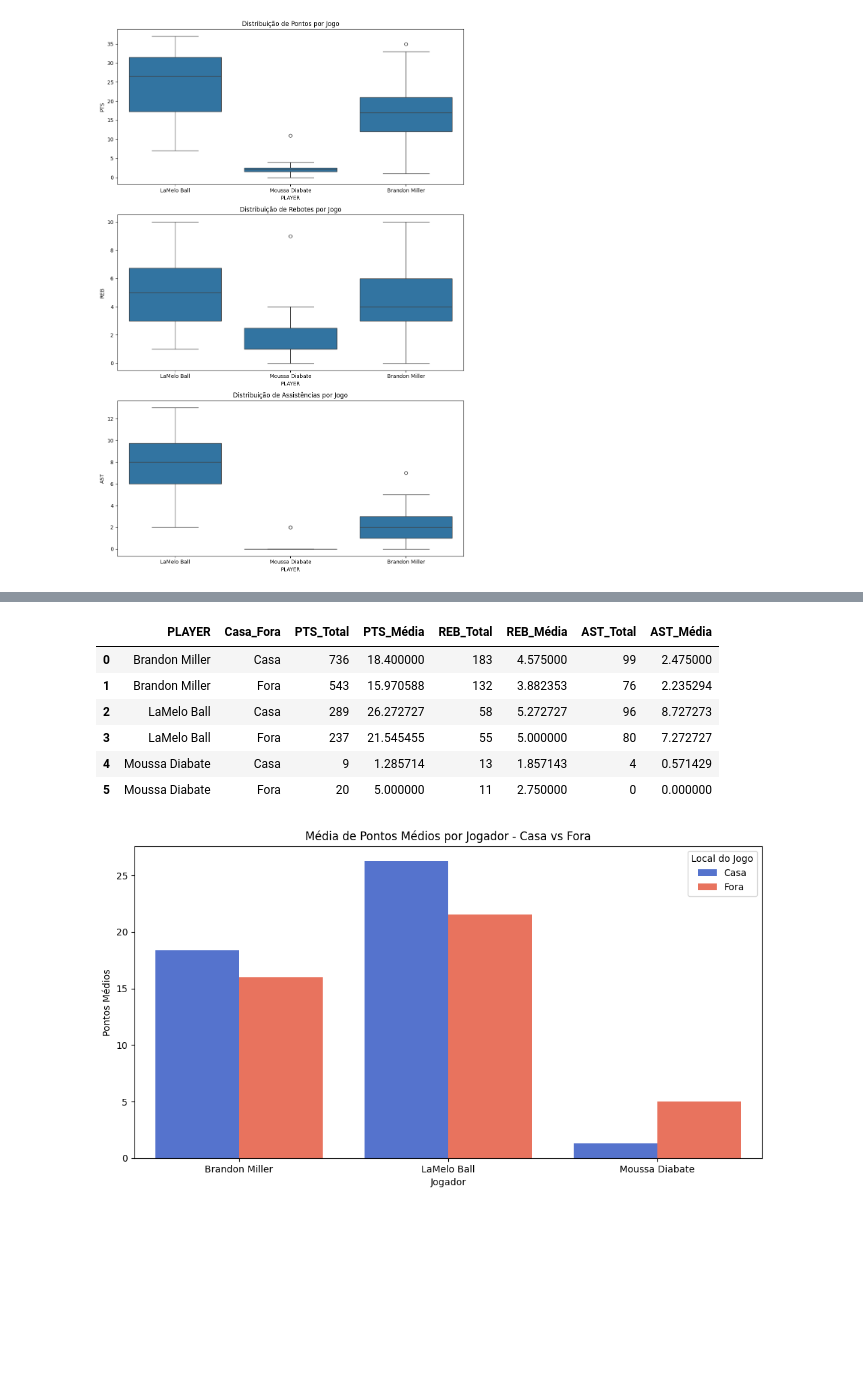
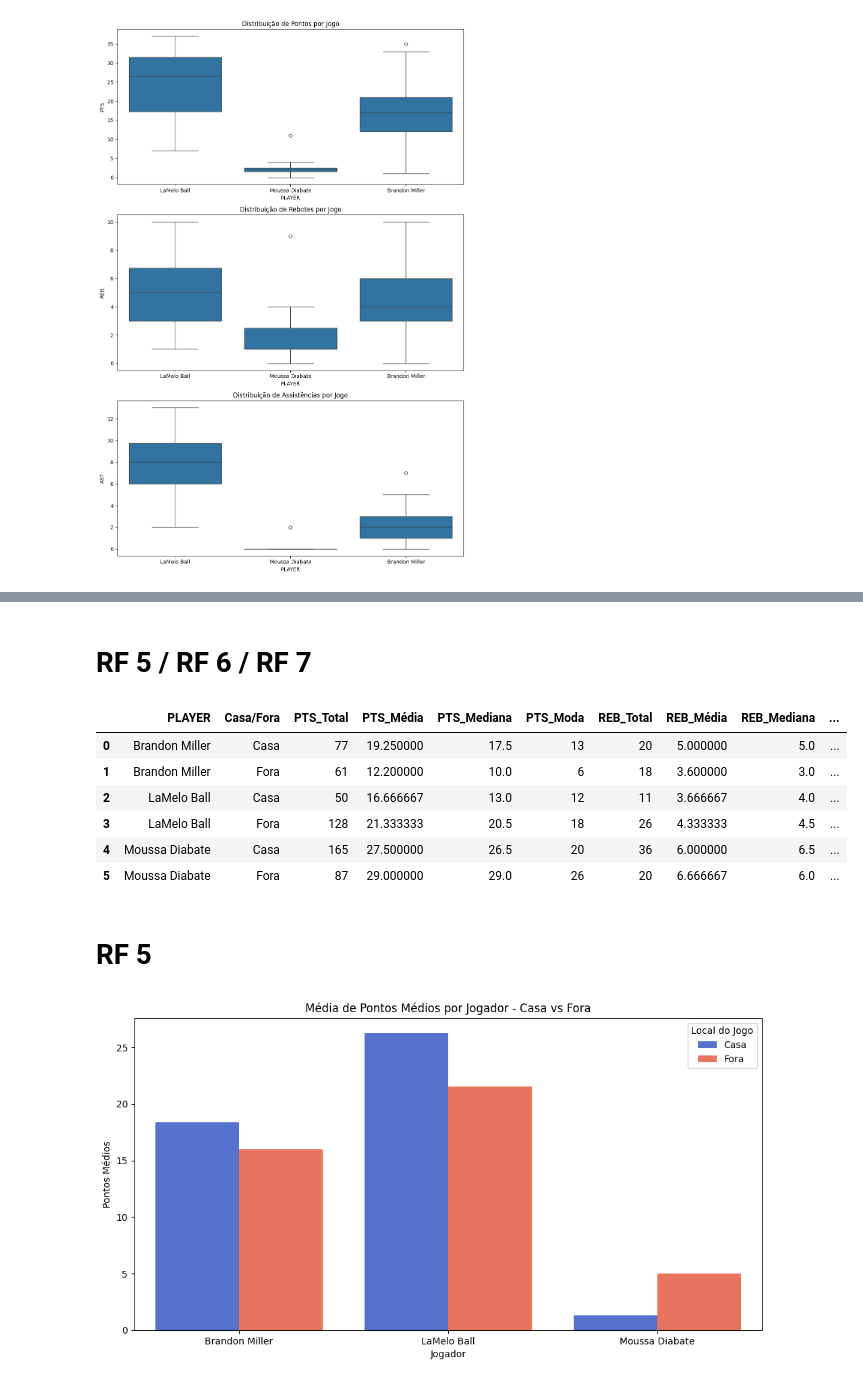
Before and after one commit to genarioazevedoufape/preditor_jogos_nba, a Jupyter notebook: EDA/eda_parte_2.ipynb, the cells around one changed output, grey strips where cells are left out. Saved outputs shown, nothing was run; the diff lists cells and outputs as text; code cells hidden in the pictures; blank space fills up the shorter version.

Commit message:
Adicionando RF 5 / RF 6 / RF 7

```diff
--- a/EDA/eda_parte_2.ipynb
+++ b/EDA/eda_parte_2.ipynb
@@ -995,22 +983,38 @@ df_casa_fora
+# %% [markdown]
+# RF 5 / RF 6 / RF 7
 # %%
+# Criando uma lista de jogadores e associando a seus respectivos dados
+player_names = ["LaMelo Ball", "Moussa Diabate", "Brandon Miller"]
+
+# Adicionando o nome do jogador a cada linha
+df["PLAYER"] = pd.Series([name for name in player_names for _ in range(len(df)//len(player_names))])
+
 # Agrupando os dados por jogador e local do jogo (casa/fora)
-df_stats_casa_fora = df.groupby(["PLAYER", "Casa_Fora"])[["PTS", "REB", "AST"]].agg(["sum", "mean"])
+df_stats_casa_fora = df.groupby(["PLAYER", "Casa/Fora"])[["PTS", "REB", "AST"]].agg(
+    ["sum", "mean", "median", lambda x: x.mode()[0]]  # Moda retornando o primeiro valor caso haja mais de uma
+)
 
 # Renomeando as colunas para melhor visualização
-df_stats_casa_fora.columns = ["PTS_Total", "PTS_Média", "REB_Total", "REB_Média", "AST_Total", "AST_Média"]
+df_stats_casa_fora.columns = [
+    "PTS_Total", "PTS_Média", "PTS_Mediana", "PTS_Moda",
+    "REB_Total", "REB_Média", "REB_Mediana", "REB_Moda",
+    "AST_Total", "AST_Média", "AST_Mediana", "AST_Moda"
+]
 
 # Resetando o índice para transformar os índices em colunas
 df_stats_casa_fora.reset_index(inplace=True)
 
 df_stats_casa_fora
 # %% [output]
-|  | PLAYER | Casa_Fora | PTS_Total | PTS_Média | REB_Total | REB_Média | AST_Total | AST_Média |
-| 0 | Brandon Miller | Casa | 736 | 18.400000 | 183 | 4.575000 | 99 | 2.475000 |
-| 1 | Brandon Miller | Fora | 543 | 15.970588 | 132 | 3.882353 | 76 | 2.235294 |
-| 2 | LaMelo Ball | Casa | 289 | 26.272727 | 58 | 5.272727 | 96 | 8.727273 |
-| 3 | LaMelo Ball | Fora | 237 | 21.545455 | 55 | 5.000000 | 80 | 7.272727 |
-| 4 | Moussa Diabate | Casa | 9 | 1.285714 | 13 | 1.857143 | 4 | 0.571429 |
-| 5 | Moussa Diabate | Fora | 20 | 5.000000 | 11 | 2.750000 | 0 | 0.000000 |
+|  | PLAYER | Casa/Fora | PTS_Total | PTS_Média | PTS_Mediana | PTS_Moda | REB_Total | REB_Média | REB_Mediana | ... |
+| 0 | Brandon Miller | Casa | 77 | 19.250000 | 17.5 | 13 | 20 | 5.000000 | 5.0 | ... |
+| 1 | Brandon Miller | Fora | 61 | 12.200000 | 10.0 | 6 | 18 | 3.600000 | 3.0 | ... |
+| 2 | LaMelo Ball | Casa | 50 | 16.666667 | 13.0 | 12 | 11 | 3.666667 | 4.0 | ... |
+| 3 | LaMelo Ball | Fora | 128 | 21.333333 | 20.5 | 18 | 26 | 4.333333 | 4.5 | ... |
+| 4 | Moussa Diabate | Casa | 165 | 27.500000 | 26.5 | 20 | 36 | 6.000000 | 6.5 | ... |
+| 5 | Moussa Diabate | Fora | 87 | 29.000000 | 29.0 | 26 | 20 | 6.666667 | 6.0 | ... |
+# %% [markdown]
+# RF 5
 # %%
 import matplotlib.pyplot as plt
 import seaborn as sns
```
Also changed, not shown: parts of 3 cells of this notebook.
